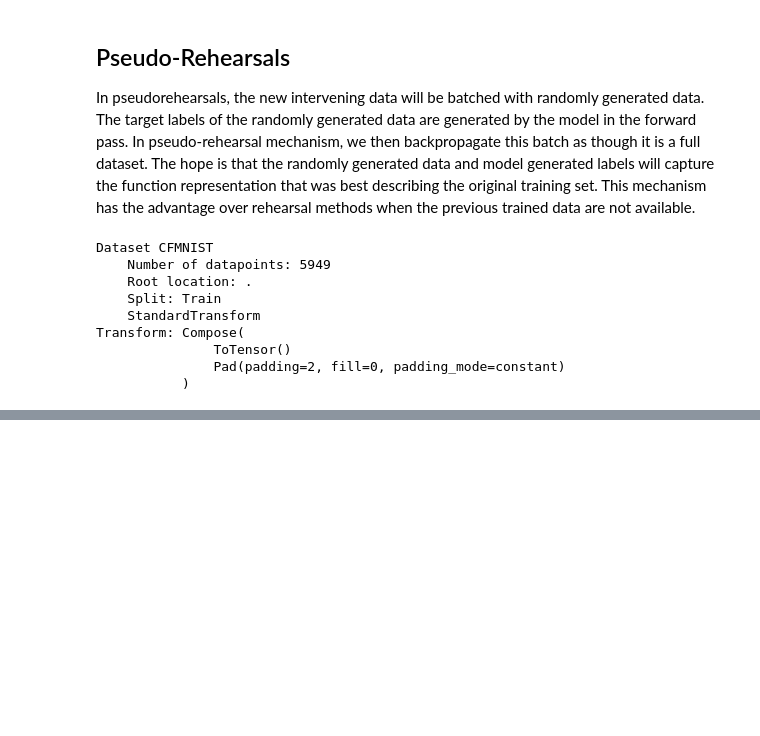
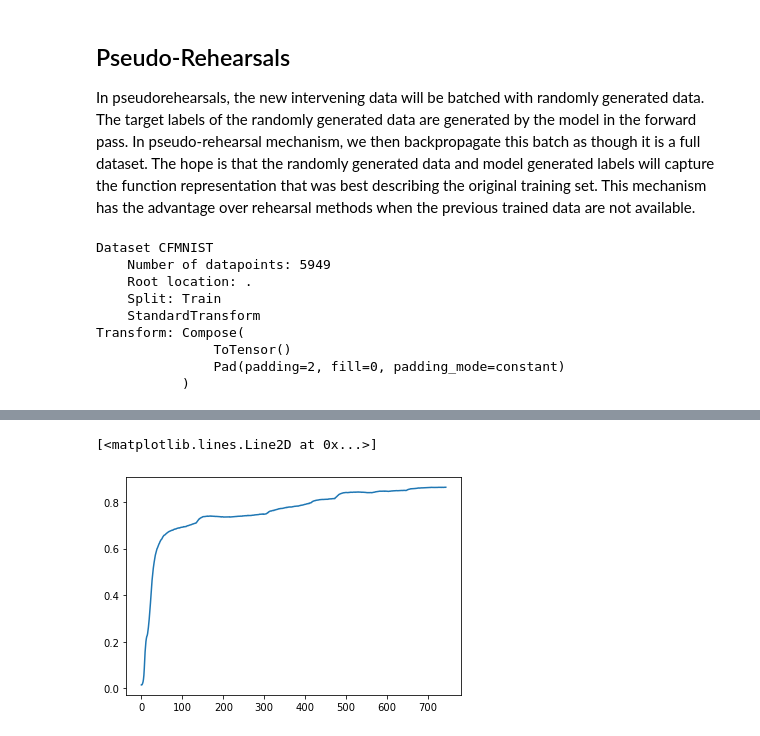
Before and after one commit to danqiye1/snn-experiments, a Jupyter notebook: notebooks/catastrophic-forgetting/Rehearsal.ipynb, the cells around one changed output, grey strips where cells are left out. Saved outputs shown, nothing was run; the diff lists cells and outputs as text; code cells hidden in the pictures; blank space fills up the shorter version.

```diff
--- a/notebooks/catastrophic-forgetting/Rehearsal.ipynb
+++ b/notebooks/catastrophic-forgetting/Rehearsal.ipynb
@@ -257,0 +279,5 @@ pseudo_rehearse(model, newtrainloader, val_loader, criterion=criterion, device=d
+# %%
+plt.plot(verror)
+# %% [output]
+[<matplotlib.lines.Line2D at 0x...>]
+[figure, added]
```
Also changed, not shown: parts of 10 cells of this notebook.
